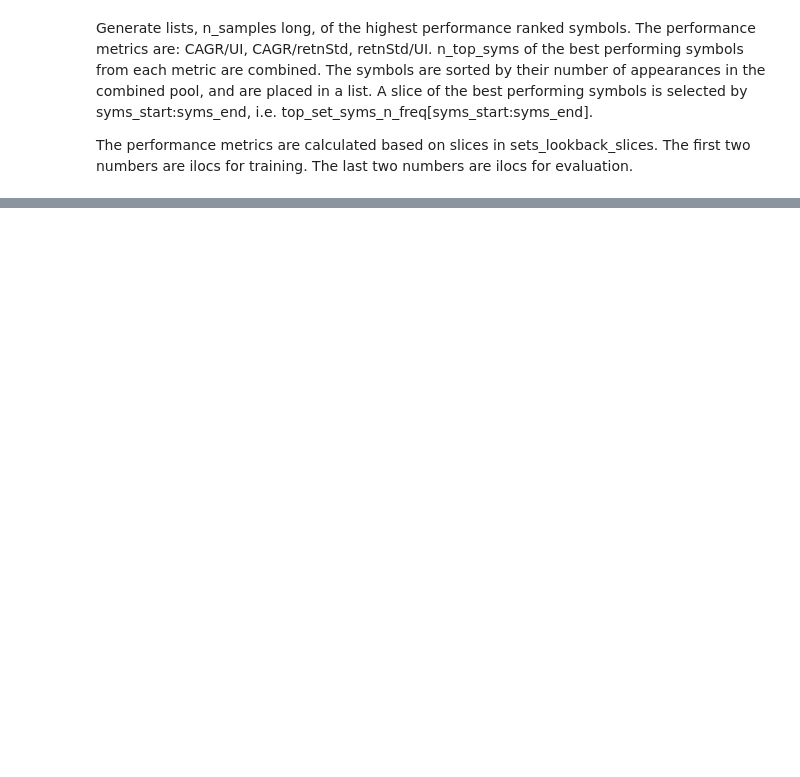
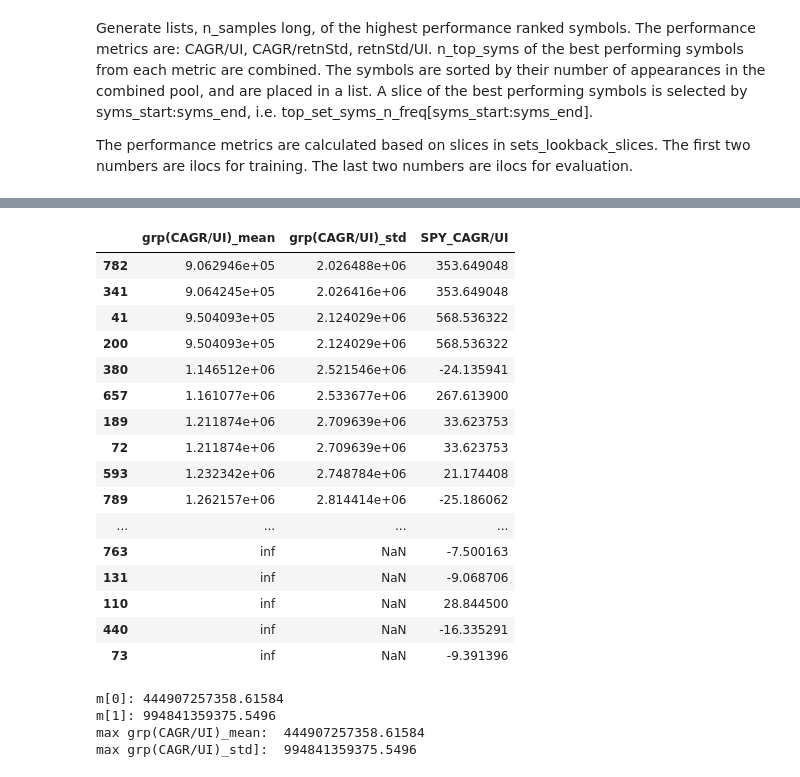
Before and after one commit to pympk/py379, a Jupyter notebook: yf_7.ipynb, the cells around one changed output, grey strips where cells are left out. Saved outputs shown, nothing was run; the diff lists cells and outputs as text; code cells hidden in the pictures; blank space fills up the shorter version.

```diff
--- a/yf_7.ipynb
+++ b/yf_7.ipynb
@@ -236,0 +277,15 @@ display(HTML(df.to_html()))
+# %%
+my_cols = ['grp(CAGR/UI)_mean', 'grp(CAGR/UI)_std', 'SPY_CAGR/UI']
+# my_cols = ['grp(CAGR/UI)_mean', 'grp(CAGR/UI)_std']
+# my_cols = ['SPY_CAGR/UI']
+_df = df[my_cols]
+row_inf = _df.index[np.isinf(_df).any(axis=1)]
+print(f'row iloc with inf:\n{row_inf}')
+print(f'len(row iloc with inf):\n{len(row_inf)}')
+print(f'len(_df): {len(_df)}')
+# df_inf = df.iloc[row_inf].copy()  # df with inf in my_cols
+# # display(HTML(df_inf.to_html()))
+# df.drop(axis=0, index=row_inf, inplace=True)
+# # display(HTML(df.to_html()))
+# df.dropna(how='any', inplace=True)
+# df
@@ -236,0 +298,40 @@ display(HTML(df.to_html()))
+# %%
+pd.set_option('display.max_colwidth', 20)
+_df
+# _df1 = _df.sort_values(by=['grp(CAGR/UI)_mean']).head(100).copy()
+_df1 = _df.sort_values(by=['grp(CAGR/UI)_mean']).tail(100).copy()
+# display(HTML(_df1.to_html()))
+_df1
+# %% [output]
+|  | grp(CAGR/UI)_mean | grp(CAGR/UI)_std | SPY_CAGR/UI |
+| 782 | 9.062946e+05 | 2.026488e+06 | 353.649048 |
+| 341 | 9.064245e+05 | 2.026416e+06 | 353.649048 |
+| 41 | 9.504093e+05 | 2.124029e+06 | 568.536322 |
+| 200 | 9.504093e+05 | 2.124029e+06 | 568.536322 |
+| 380 | 1.146512e+06 | 2.521546e+06 | -24.135941 |
+| 657 | 1.161077e+06 | 2.533677e+06 | 267.613900 |
+| 189 | 1.211874e+06 | 2.709639e+06 | 33.623753 |
+| 72 | 1.211874e+06 | 2.709639e+06 | 33.623753 |
+| 593 | 1.232342e+06 | 2.748784e+06 | 21.174408 |
+| 789 | 1.262157e+06 | 2.814414e+06 | -25.186062 |
+| ... | ... | ... | ... |
+| 763 | inf | NaN | -7.500163 |
+| 131 | inf | NaN | -9.068706 |
+| 110 | inf | NaN | 28.844500 |
+| 440 | inf | NaN | -16.335291 |
+| 73 | inf | NaN | -9.391396 |
+# %%
+# # https://stackoverflow.com/questions/50773107/how-to-replace-infinite-value-with-maximum-value-of-a-pandas-column
+# m = df.loc[df['Crime_Rate'] != np.inf, 'Crime_Rate'].max()
+# df['Crime_Rate'].replace(np.inf,m,inplace=True)
+
+m = _df1.loc[_df1['grp(CAGR/UI)_mean'] != np.inf, ['grp(CAGR/UI)_mean', 'grp(CAGR/UI)_std']].max()
+print(f'm[0]: {m[0]}')
+print(f'm[1]: {m[1]}')
+print(f'max grp(CAGR/UI)_mean:  {m["grp(CAGR/UI)_mean"]}')
+print(f'max grp(CAGR/UI)_std]:  {m["grp(CAGR/UI)_std"]}')
+# %% [output]
+m[0]: 444907257358.61584
+m[1]: 994841359375.5496
+max grp(CAGR/UI)_mean:  444907257358.61584
+max grp(CAGR/UI)_std]:  994841359375.5496
```
Also changed, not shown: parts of 13 cells of this notebook, 3 other files.
